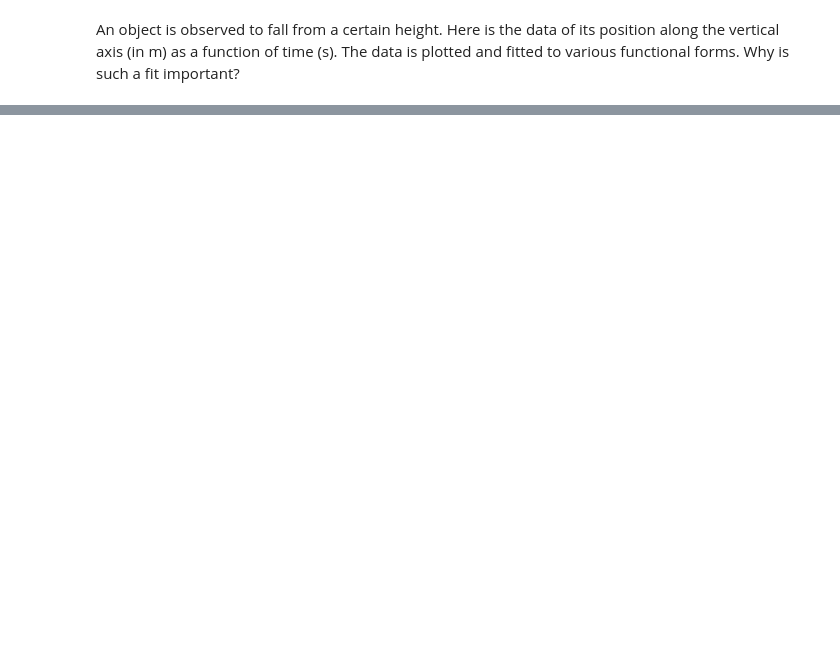
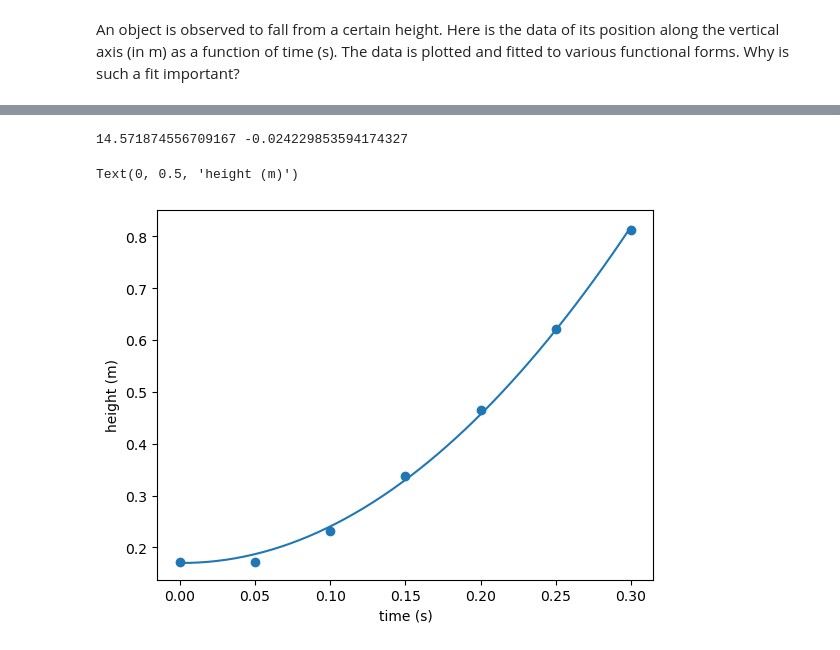
Before and after one commit to SRamachan/Data_repr, a Jupyter notebook: histogram.ipynb, the cells around one changed output, grey strips where cells are left out. Saved outputs shown, nothing was run; the diff lists cells and outputs as text; code cells hidden in the pictures; blank space fills up the shorter version.

```diff
--- a/histogram.ipynb
+++ b/histogram.ipynb
@@ -74,0 +72,18 @@ plt.ylabel('height (m)')
+# %%
+def model_func3(t,a,v0):
+    y0=0.17
+    return y0+(v0*t)+(a*t**2/2)
+
+params, covariance = curve_fit(model_func3, t1, y1)
+
+a1_fit, v01_fit= params
+print(a1_fit, v01_fit)
+y_fit = model_func3(t_fit, a1_fit, v01_fit)
+plt.scatter(t1,y1)
+plt.plot(t_fit,y_fit)
+plt.xlabel('time (s)')
+plt.ylabel('height (m)')
+# %% [output]
+14.571874556709167 -0.024229853594174327
+Text(0, 0.5, 'height (m)')
+[figure, added]
```
Also changed, not shown: parts of 6 cells of this notebook.
